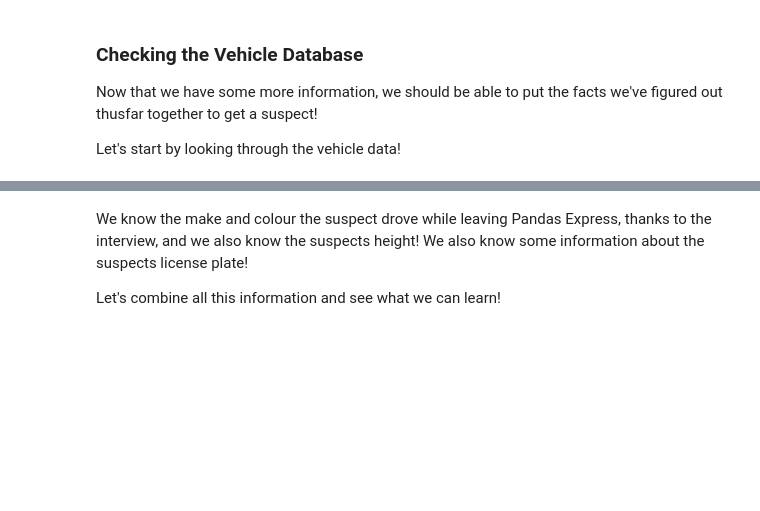
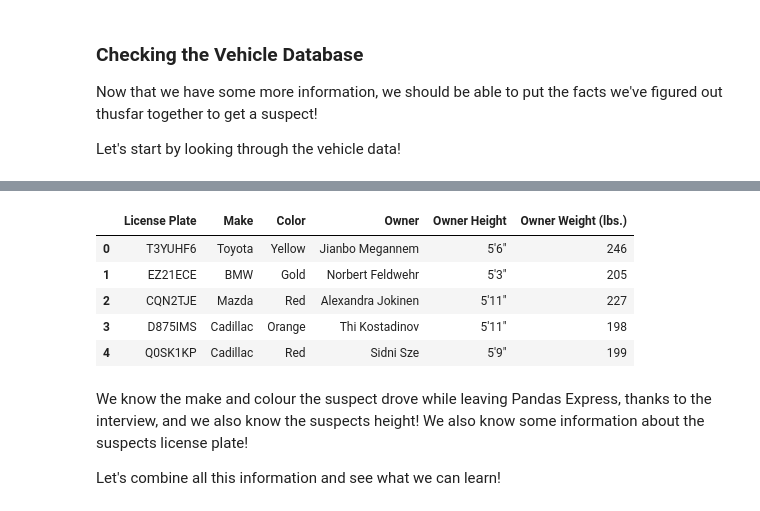
Before and after one commit to o-castaneda/sunny-voodoo, a Jupyter notebook: lab_computer.ipynb, the cells around one changed output, grey strips where cells are left out. Drawn from its saved outputs; the diff is of its cells as text; code cells hidden in the pictures; blank space fills up the shorter version.

```diff
--- a/lab_computer.ipynb
+++ b/lab_computer.ipynb
@@ -141,11 +157,18 @@ Let's start by looking through the vehicle data!
 # %%
 ### START CODE HERE ###
 
-vehicle_dataframe = pd.read_csv('<INSERT THE CORRECT CSV FILEPATH HERE>', index_col=0)
+vehicle_dataframe = pd.read_csv('data/vehicles/vehicles.csv', index_col=0)
 
 ### END CODE HERE ###
 
 vehicle_dataframe.head()
+# %% [output]
+|  | License Plate | Make | Color | Owner | Owner Height | Owner Weight (lbs.) |
+| 0 | T3YUHF6 | Toyota | Yellow | Jianbo Megannem | 5'6" | 246 |
+| 1 | EZ21ECE | BMW | Gold | Norbert Feldwehr | 5'3" | 205 |
+| 2 | CQN2TJE | Mazda | Red | Alexandra Jokinen | 5'11" | 227 |
+| 3 | D875IMS | Cadillac | Orange | Thi Kostadinov | 5'11" | 198 |
+| 4 | Q0SK1KP | Cadillac | Red | Sidni Sze | 5'9" | 199 |
 # %% [markdown]
 We know the make and colour the suspect drove while leaving Pandas Express, thanks to the interview, and we also know the suspects height! We also know some information about the suspects license plate!
 
```
Also changed, not shown: parts of 8 cells of this notebook.
